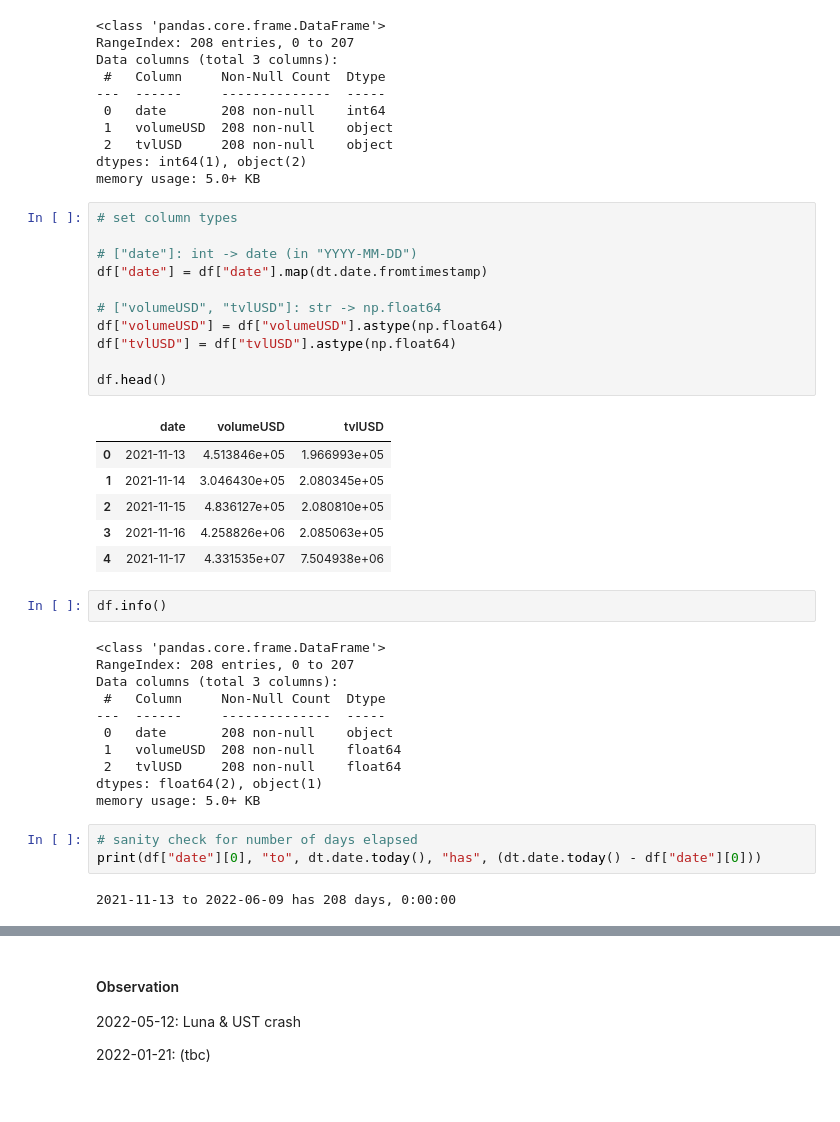
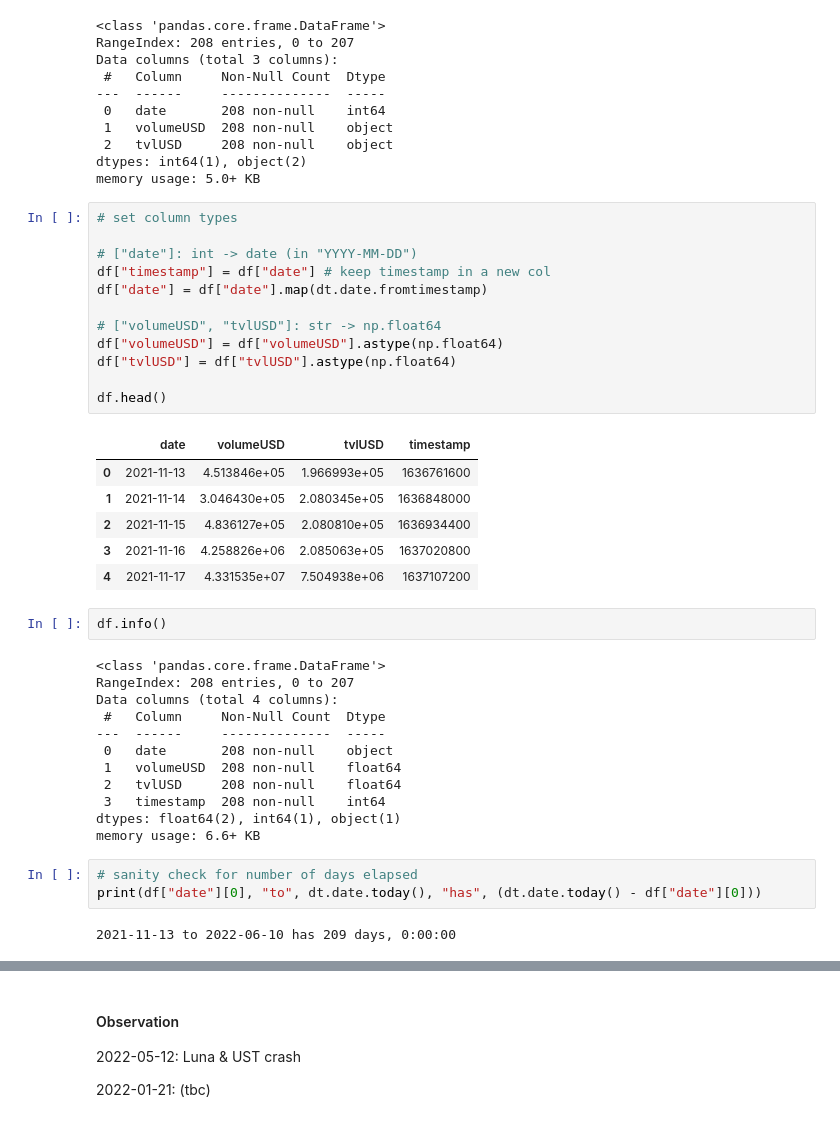
Before and after one commit to StardustLID/eth-uniswap-prelim-analysis, a Jupyter notebook: chart_data.ipynb, the cells around one changed output, grey strips where cells are left out. Saved outputs shown, nothing was run; the diff lists cells and outputs as text.

```diff
--- a/chart_data.ipynb
+++ b/chart_data.ipynb
@@ -119,36 +119,38 @@ memory usage: 5.0+ KB
 # %%
 # set column types
 
 # ["date"]: int -> date (in "YYYY-MM-DD")
+df["timestamp"] = df["date"] # keep timestamp in a new col
 df["date"] = df["date"].map(dt.date.fromtimestamp)
 
 # ["volumeUSD", "tvlUSD"]: str -> np.float64
 df["volumeUSD"] = df["volumeUSD"].astype(np.float64)
 df["tvlUSD"] = df["tvlUSD"].astype(np.float64)
 
 df.head()
 # %% [output]
-|  | date | volumeUSD | tvlUSD |
-| 0 | 2021-11-13 | 4.513846e+05 | 1.966993e+05 |
-| 1 | 2021-11-14 | 3.046430e+05 | 2.080345e+05 |
-| 2 | 2021-11-15 | 4.836127e+05 | 2.080810e+05 |
-| 3 | 2021-11-16 | 4.258826e+06 | 2.085063e+05 |
-| 4 | 2021-11-17 | 4.331535e+07 | 7.504938e+06 |
+|  | date | volumeUSD | tvlUSD | timestamp |
+| 0 | 2021-11-13 | 4.513846e+05 | 1.966993e+05 | 1636761600 |
+| 1 | 2021-11-14 | 3.046430e+05 | 2.080345e+05 | 1636848000 |
+| 2 | 2021-11-15 | 4.836127e+05 | 2.080810e+05 | 1636934400 |
+| 3 | 2021-11-16 | 4.258826e+06 | 2.085063e+05 | 1637020800 |
+| 4 | 2021-11-17 | 4.331535e+07 | 7.504938e+06 | 1637107200 |
 # %%
 df.info()
 # %% [output]
 <class 'pandas.core.frame.DataFrame'>
 RangeIndex: 208 entries, 0 to 207
-Data columns (total 3 columns):
+Data columns (total 4 columns):
  #   Column     Non-Null Count  Dtype
 ---  ------     --------------  -----
  0   date       208 non-null    object
  1   volumeUSD  208 non-null    float64
  2   tvlUSD     208 non-null    float64
-dtypes: float64(2), object(1)
-memory usage: 5.0+ KB
+ 3   timestamp  208 non-null    int64
+dtypes: float64(2), int64(1), object(1)
+memory usage: 6.6+ KB
 # %%
 # sanity check for number of days elapsed
 print(df["date"][0], "to", dt.date.today(), "has", (dt.date.today() - df["date"][0]))
 # %% [output]
-2021-11-13 to 2022-06-09 has 208 days, 0:00:00
+2021-11-13 to 2022-06-10 has 209 days, 0:00:00
```
Also changed, not shown: parts of 9 cells of this notebook, 1 other file.
